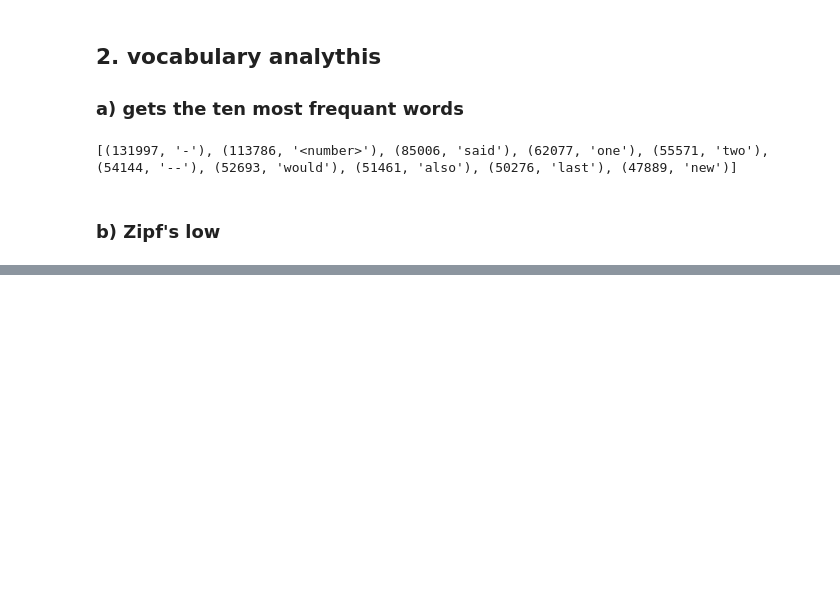
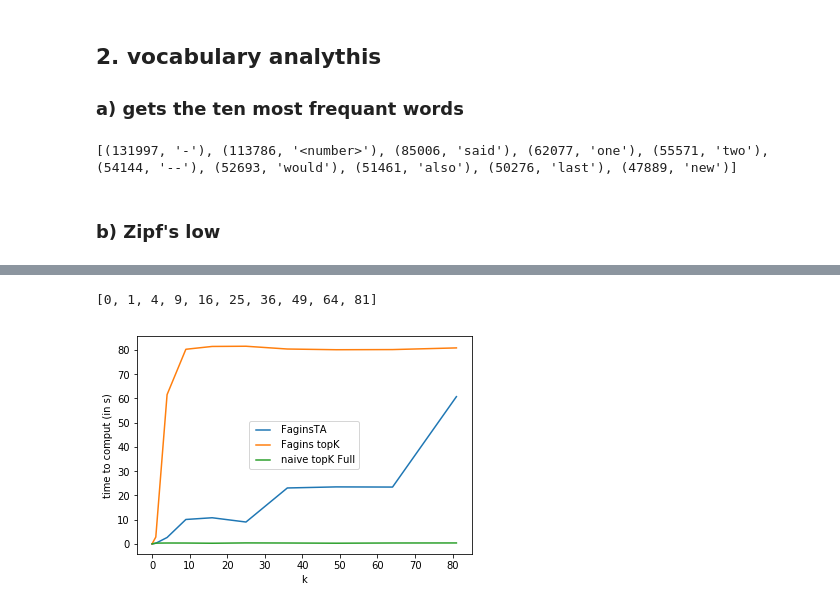
Before and after one commit to Zed314/WordTraveller, a Jupyter notebook: benchmark/BenchmarkQuery.ipynb, the cells around one changed output, grey strips where cells are left out. Cells and saved outputs as stored; diff of their text form; code cells hidden in the pictures; blank space fills up the shorter version.

```diff
--- a/benchmark/BenchmarkQuery.ipynb
+++ b/benchmark/BenchmarkQuery.ipynb
@@ -113,0 +100,24 @@ plt.show()
+# %%
+from wordtraveller import naivetopk
+totaleTimeNaiv = [0]*10
+for k in range(1,10):
+    sartingTime = time.time()
+    naivetopk.naive_top_k_algo(words, Voc, filemanager, 0, k*k )
+
+    totaleTimeNaiv[k] = time.time() - sartingTime
+    print (totaleTimeNaiv[k])
+print( 'Anive donne')
+
+#totaleTimefagFull = [0]*10
+#for k in range(1,10):
+#    sartingTime = time.time()
+#    faginstopk.apply_top_k_algo(words, Voc, filemanager, 0 , k*k)
+#    totaleTimefagFull[k] = time.time() - sartingTime
+#print( 'Fag donne')
+
+#totaleTimeTAFull = [0]*10
+#for k in range(1,10):
+#    sartingTime = time.time()
+#    faginsta.apply_fagins_ta(words, Voc, filemanager, 0, k*k)
+#    totaleTimeTAFull[k] = time.time() - sartingTime
+#print( 'TA donne')
@@ -113,0 +135,20 @@ plt.show()
+# %%
+x = [0]*10
+for i in range(1,10):
+    x[i] = i*i
+
+
+print (x)
+plt.plot(x,totaleTimeTA, label="FaginsTA")
+plt.plot(x,totaleTimefag, label="Fagins topK")
+#lt.plot(x,totaleTimeTAFull, label="FaginsTA Full")
+#lt.plot(x,totaleTimefagFull, label="Fagins topK Full")
+plt.plot(x,totaleTimeNaiv, label="naive topK Full")
+
+plt.ylabel('time to comput (in s)')
+plt.xlabel('k')
+plt.legend(numpoints=2)
+plt.show()
+# %% [output]
+[0, 1, 4, 9, 16, 25, 36, 49, 64, 81]
+[figure, added]
```
Also changed, not shown: parts of 4 cells of this notebook.
